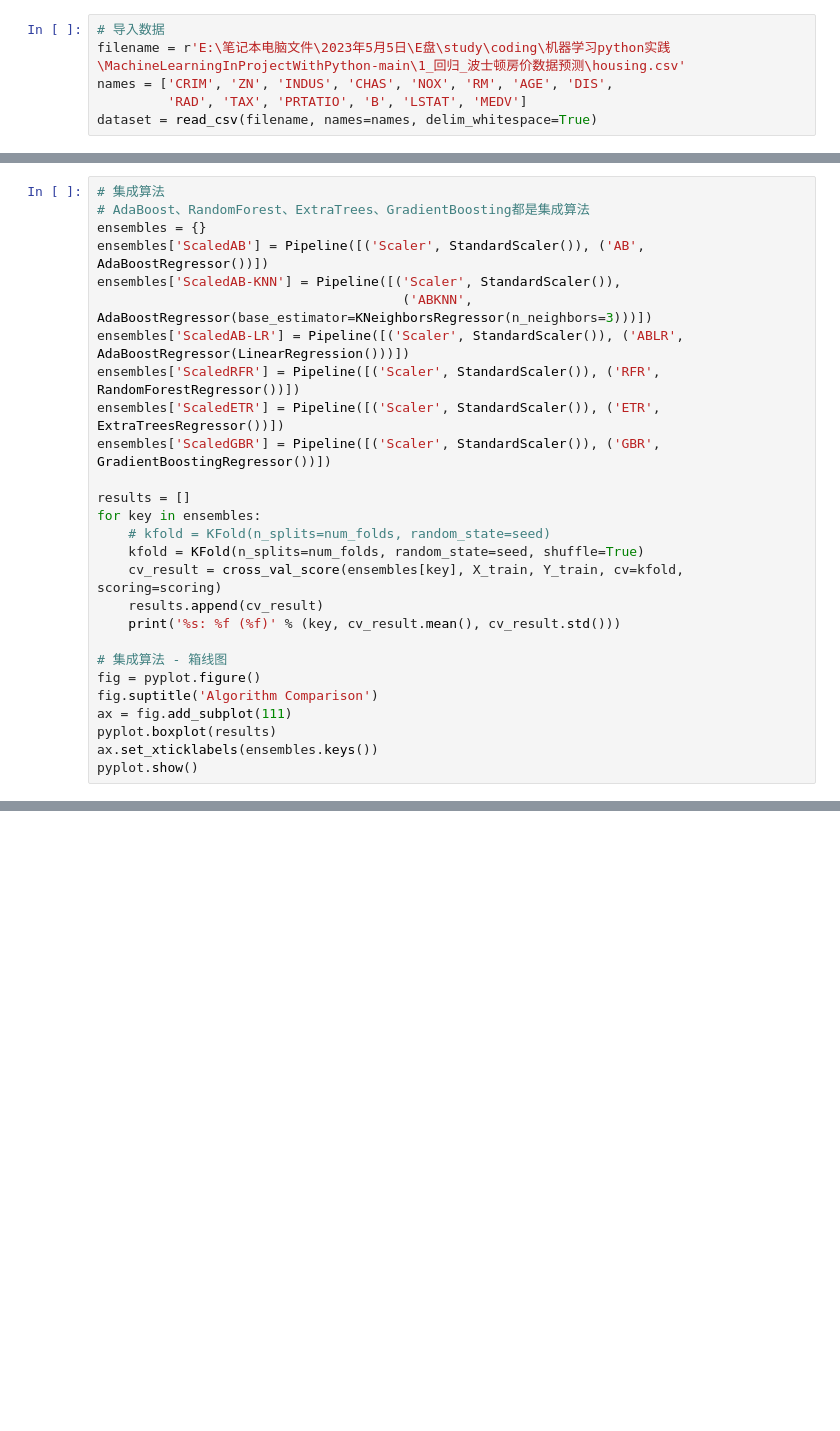
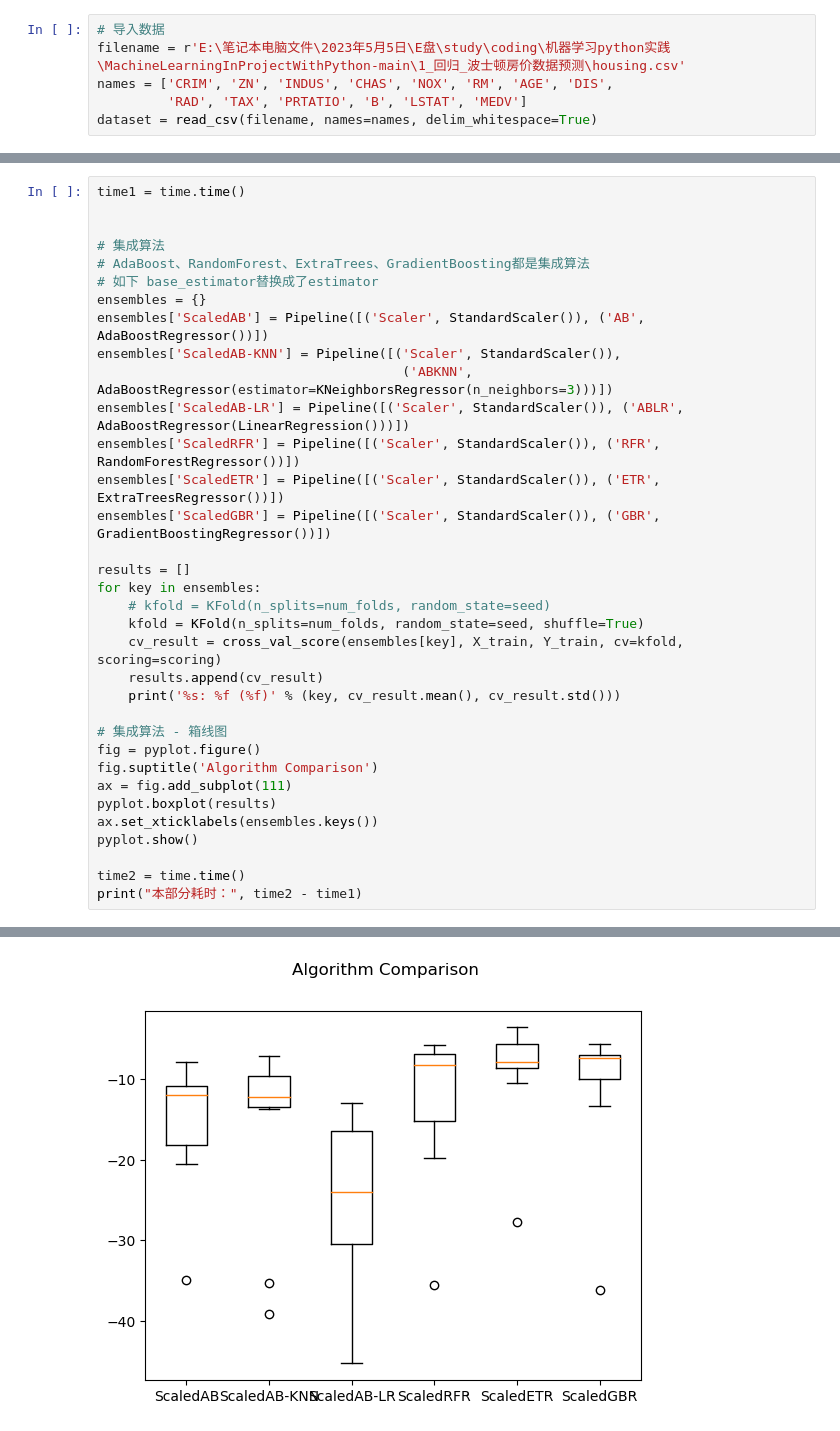
Before and after one commit to angellyao/MachineLearningInProject, a Jupyter notebook: 1_回归_波士顿房价数据预测/回归问题-波士顿房价数据预测.ipynb, the cells around one changed output, grey strips where cells are left out. Drawn from its saved outputs; the diff is of its cells as text; blank space fills up the shorter version.

```diff
--- a/1_回归_波士顿房价数据预测/回归问题-波士顿房价数据预测.ipynb
+++ b/1_回归_波士顿房价数据预测/回归问题-波士顿房价数据预测.ipynb
@@ -257,10 +350,14 @@ for mean, std, param in cv_results:
 # %%
+time1 = time.time()
+
+
 # 集成算法
 # AdaBoost、RandomForest、ExtraTrees、GradientBoosting都是集成算法
+# 如下 base_estimator替换成了estimator
 ensembles = {}
 ensembles['ScaledAB'] = Pipeline([('Scaler', StandardScaler()), ('AB', AdaBoostRegressor())])
 ensembles['ScaledAB-KNN'] = Pipeline([('Scaler', StandardScaler()),
-                                       ('ABKNN', AdaBoostRegressor(base_estimator=KNeighborsRegressor(n_neighbors=3)))])
+                                       ('ABKNN', AdaBoostRegressor(estimator=KNeighborsRegressor(n_neighbors=3)))])
 ensembles['ScaledAB-LR'] = Pipeline([('Scaler', StandardScaler()), ('ABLR', AdaBoostRegressor(LinearRegression()))])
 ensembles['ScaledRFR'] = Pipeline([('Scaler', StandardScaler()), ('RFR', RandomForestRegressor())])
 ensembles['ScaledETR'] = Pipeline([('Scaler', StandardScaler()), ('ETR', ExtraTreesRegressor())])
@@ -281,3 +378,7 @@ ax = fig.add_subplot(111)
 pyplot.boxplot(results)
 ax.set_xticklabels(ensembles.keys())
 pyplot.show()
+
+time2 = time.time()
+print("本部分耗时：", time2 - time1)
+# %% [output]
@@ -283,0 +391 @@ pyplot.show()
+[figure, added]
```
Also changed, not shown: parts of 31 cells of this notebook.
